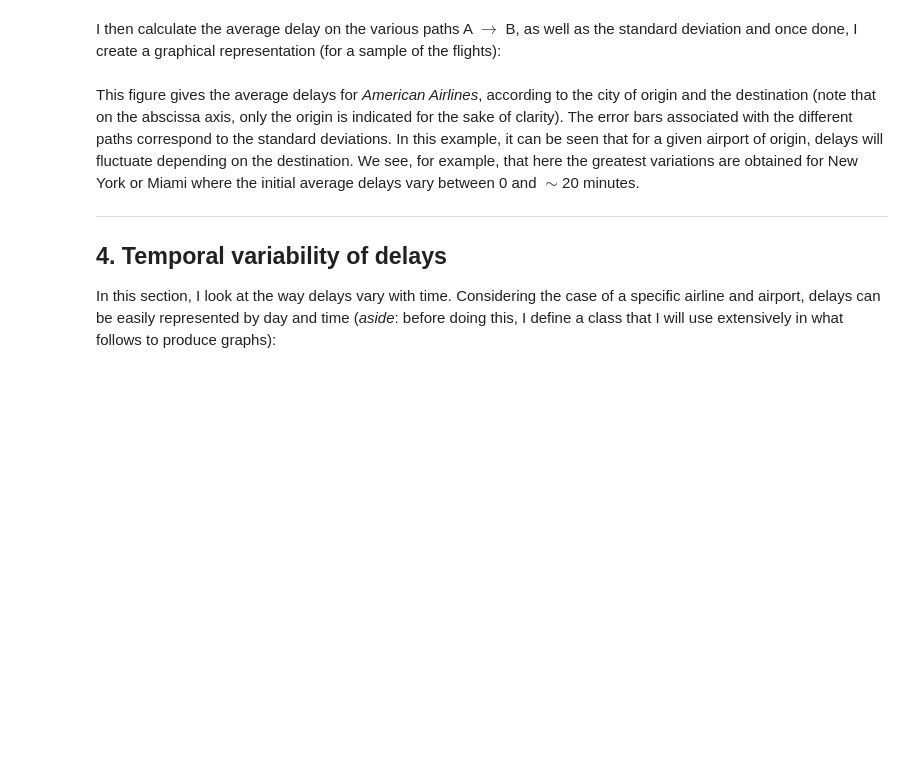
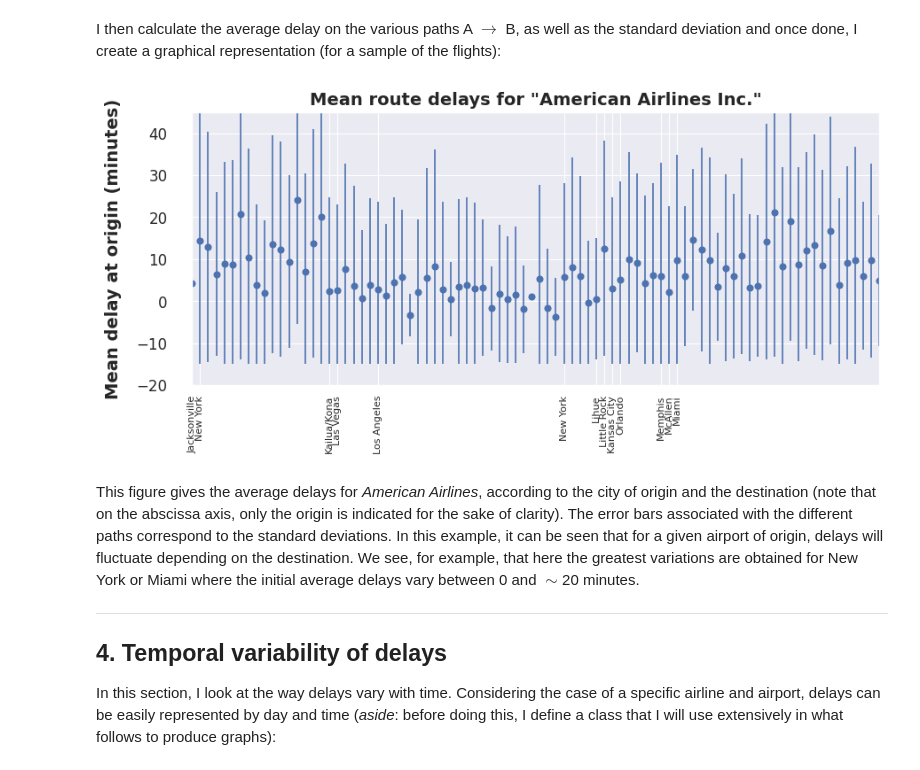
Before and after one commit to manikverma2-2/projects, a Jupyter notebook: Predicting flight delays.ipynb, the cells around one changed output. Drawn from its saved outputs; the diff is of its cells as text; code cells hidden in the pictures; blank space fills up the shorter version.

```diff
--- a/Predicting flight delays.ipynb
+++ b/Predicting flight delays.ipynb
@@ -699,46 +868,57 @@ liste_trajet.sort()
 # %% [markdown]
 I then calculate the average delay on the various paths A $\to$ B, as well as the standard deviation and once done, I create a graphical representation (for a sample of the flights):
 # %%
-mean_val = [] ; std_val = [] ; x_label = []
+import numpy as np
+import matplotlib.pyplot as plt
+
+mean_val = []
+std_val = []
+x_label = []
 
 i = 0
 for route, liste_retards in liste_trajet:
-    #_____________________________________________
-    # I set the labels as the airport from origin
+    # Label from origin airport
     index = route.split('-')[0]
     x_label.append(identify_airport[index])
-    #______________________________________________________________________________
-    # I put a threshold on delays to prevent that high values take too much weight
+
+    # Cap delay values at 90 min
     trajet2 = [min(90, s) for s in liste_retards]
-    #________________________________________
-    # I compute mean and standard deviations
-    mean_val.append(scipy.mean(trajet2))
-    std_val.append(scipy.std(trajet2))
+
+    # Compute mean and std
+    mean_val.append(np.mean(trajet2))
+    std_val.append(np.std(trajet2))
     i += 1
-#________________
+
 # Plot the graph
-fig, ax = plt.subplots(figsize=(10,4))
-std_min = [ min(15 + mean_val[i], s) for i,s in enumerate(std_val)]
-ax.errorbar(list(range(i)), mean_val, yerr = [std_min, std_val], fmt='o')
+fig, ax = plt.subplots(figsize=(10, 4))
+std_min = [min(15 + mean_val[i], s) for i, s in enumerate(std_val)]
+
+ax.errorbar(list(range(i)), mean_val, yerr=[std_min, std_val], fmt='o')
+
 ax.set_title('Mean route delays for "{}"'.format(abbr_companies[carrier]),
-             fontsize=14, weight = 'bold')
-plt.ylabel('Mean delay at origin (minutes)', fontsize=14, weight = 'bold', labelpad=12)
-#___________________________________________________
-# I define the x,y range and positions of the ticks
+             fontsize=14, weight='bold')
+plt.ylabel('Mean delay at origin (minutes)', fontsize=14, weight='bold', labelpad=12)
+
+# Define tick range and spacing
 imin, imax = 145, 230
-plt.xlim(imin, imax) ; plt.ylim(-20, 45)
+plt.xlim(imin, imax)
+plt.ylim(-20, 45)
+
 liste_ticks = [imin]
-for j in range(imin+1,imax):
-    if x_label[j] == x_label[j-1]: continue
+for j in range(imin + 1, imax):
+    if x_label[j] == x_label[j - 1]:
+        continue
     liste_ticks.append(j)
-#_____________________________
-# and set the tick parameters
+
+# Set tick parameters
 ax.set_xticks(liste_ticks)
-ax.set_xticklabels([x_label[int(x)] for x in ax.get_xticks()], rotation = 90, fontsize = 8)
-plt.setp(ax.get_yticklabels(), fontsize=12, rotation = 0)
+ax.set_xticklabels([x_label[int(x)] for x in ax.get_xticks()], rotation=90, fontsize=8)
+plt.setp(ax.get_yticklabels(), fontsize=12)
 ax.tick_params(axis='y', which='major', pad=15)
 
 plt.show()
+# %% [output]
+[figure, added]
 # %% [markdown]
 This figure gives the average delays for *American Airlines*, according to the city of origin and the destination (note that on the abscissa axis, only the origin is indicated for the sake of clarity). The error bars associated with the different paths correspond to the standard deviations.
 In this example, it can be seen that for a given airport of origin, delays will fluctuate depending on the destination. We see, for example, that here the greatest variations are obtained for New York or Miami where the initial average delays vary between 0 and $\sim$20 minutes.
```
Also changed, not shown: parts of 66 cells of this notebook.
